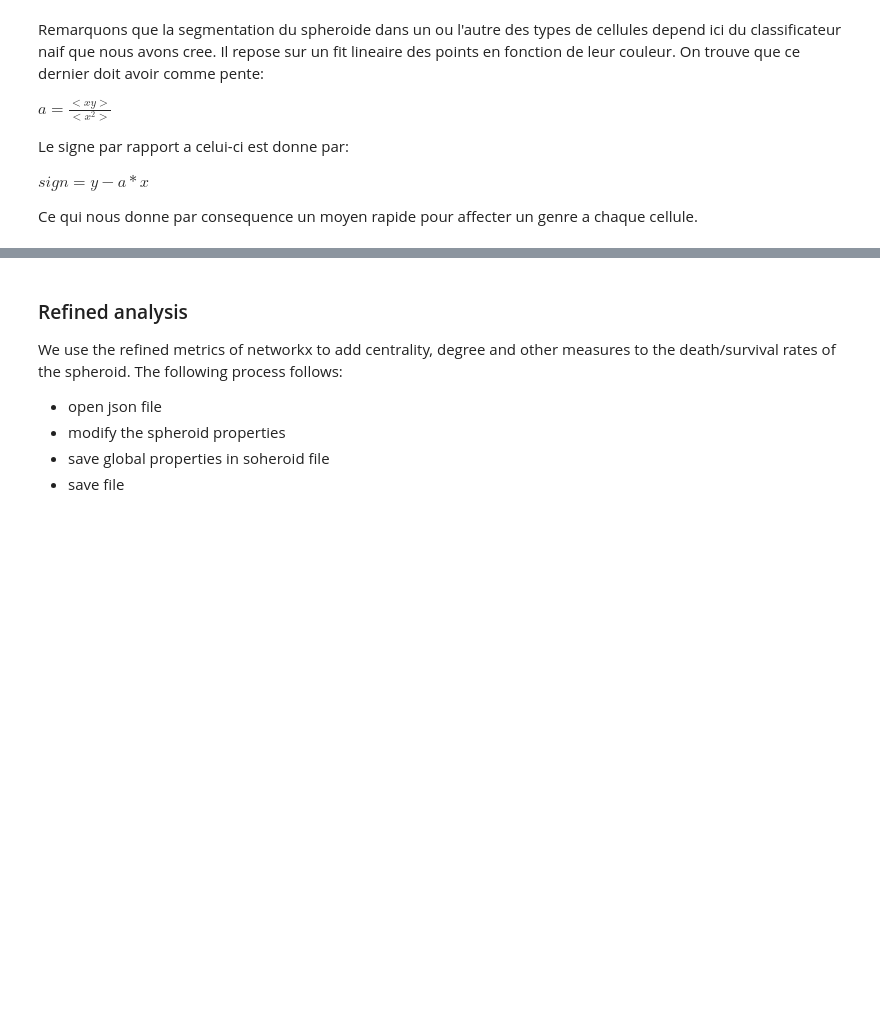
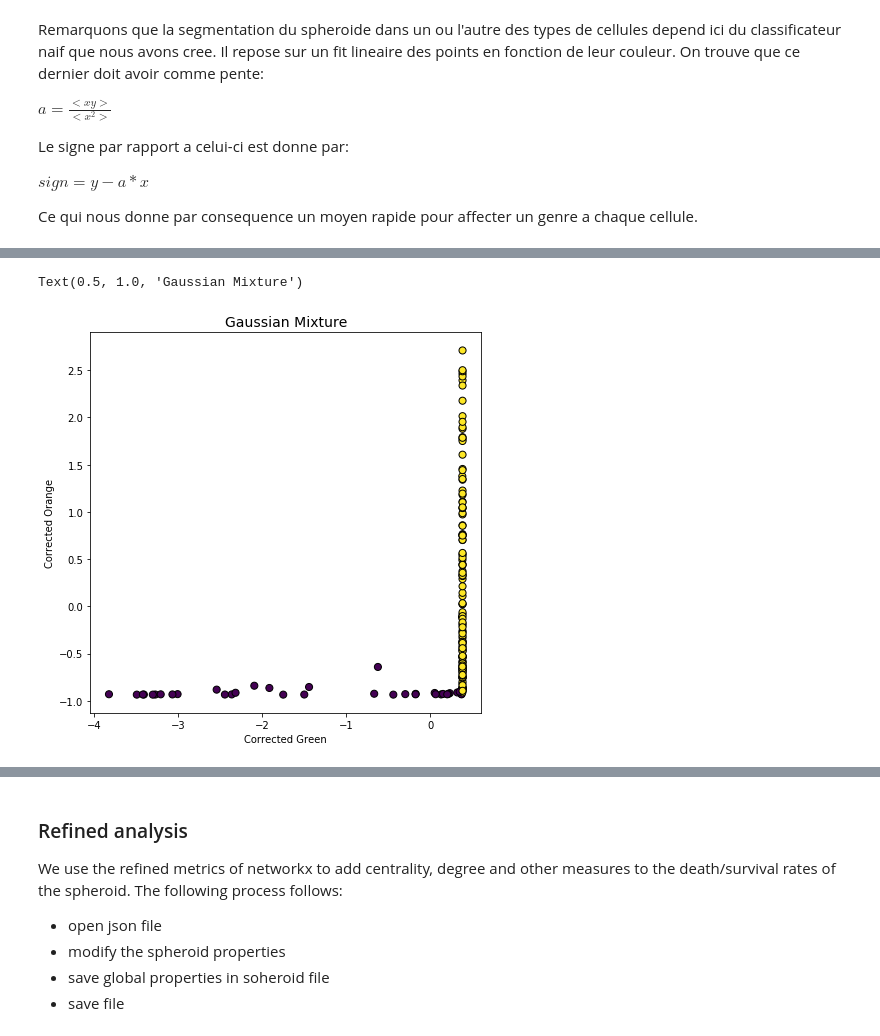
Before and after one commit to gronteix/3D-Segmentation-Sebastien, a Jupyter notebook: UtilityNotebook.ipynb, the cells around one changed output, grey strips where cells are left out. Cells and saved outputs as stored; diff of their text form; code cells hidden in the pictures; blank space fills up the shorter version.

```diff
--- a/UtilityNotebook.ipynb
+++ b/UtilityNotebook.ipynb
@@ -126,10 +144,3 @@ plt.plot(df1['Orange'], a*df1['Orange'])
-# %%
-from sklearn import datasets
-#Iris Dataset
-iris = datasets.load_iris()
-X = iris.data
-# %%
-X = df1[['Orange', 'Green']]
 # %%
 from sklearn.cluster import KMeans
 import matplotlib.pyplot as plt
@@ -143,2 +150,0 @@ labels = km.labels_
-# %%
-df1['newLabels'] = labels
@@ -147,10 +151,13 @@ df1
 # %%
 from sklearn import mixture
 gmm =  mixture.GaussianMixture(n_components=2).fit(X)
 labels = gmm.predict(X)
 fig, ax = plt.subplots(1, figsize=(7,7))
-ax.scatter(X['Orange'], X['Green'],
+ax.scatter(df1['Orange Corr'],df1['Green Corr'],
           c=labels.astype(np.float), edgecolor="k", s=50)
-ax.set_xlabel("Petal width")
-ax.set_ylabel("Sepal length")
+ax.set_xlabel("Corrected Green")
+ax.set_ylabel("Corrected Orange")
 plt.title("Gaussian Mixture", fontsize=14)
+# %% [output]
+Text(0.5, 1.0, 'Gaussian Mixture')
+[figure, added]
```
Also changed, not shown: parts of 22 cells of this notebook, 3 other files.
